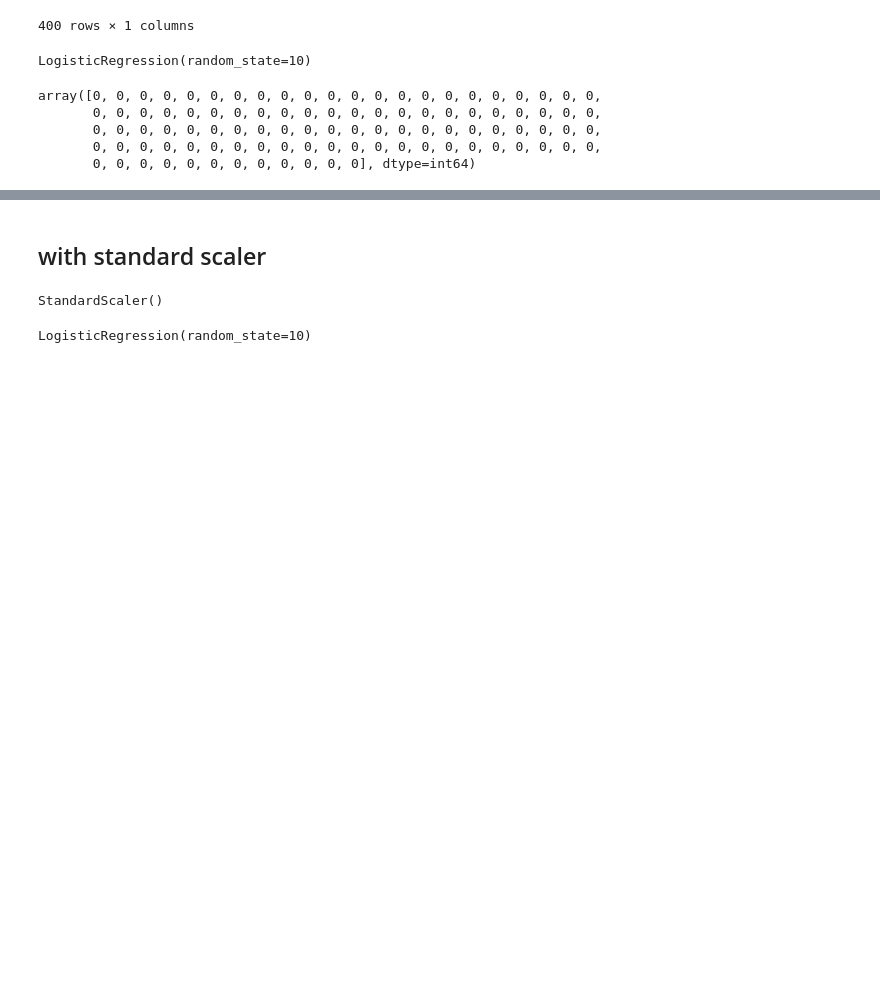
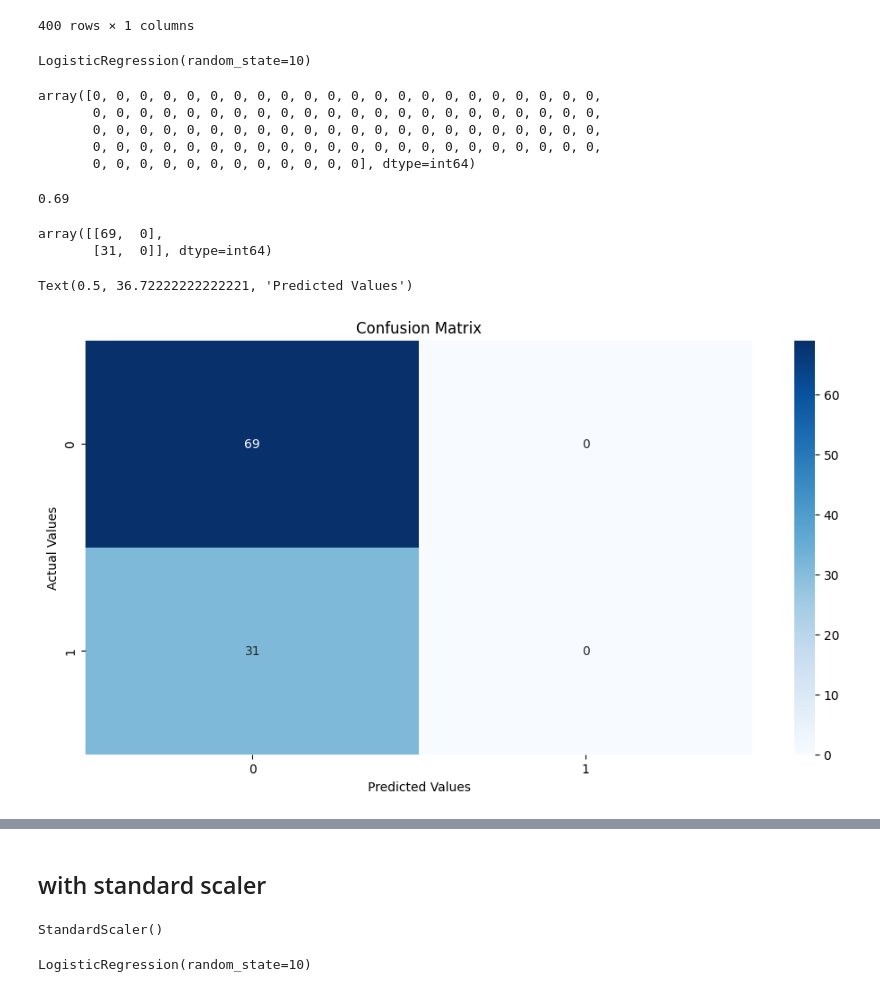
Before and after one commit to sameer-singh1/machine_learning, a Jupyter notebook: logistic.ipynb, the cells around one changed output, grey strips where cells are left out. Saved outputs shown, nothing was run; the diff lists cells and outputs as text; code cells hidden in the pictures; blank space fills up the shorter version.

```diff
--- a/logistic.ipynb
+++ b/logistic.ipynb
@@ -44,0 +42,4 @@ Y=df[['Purchased']]
+# %%
+#X = pd.series(df.iloc[:,0:2].values)
+X=df[['Age','EstimatedSalary']]
+Y=df[['Purchased']]
@@ -98,0 +112,4 @@ array([0, 0, 0, 0, 0, 0, 0, 0, 0, 0, 0, 0, 0, 0, 0, 0, 0, 0, 0, 0, 0, 0,
+# %%
+accuracy
+# %% [output]
+0.69
@@ -99 +118,8 @@ array([0, 0, 0, 0, 0, 0, 0, 0, 0, 0, 0, 0, 0, 0, 0, 0, 0, 0, 0, 0, 0, 0,
+# %%
+c_m=confusion_matrix(y_test,y_pred)
+# %%
+c_m
+# %% [output]
+array([[69,  0],
+       [31,  0]], dtype=int64)
 # %%
@@ -100,0 +127,9 @@ from sklearn.metrics import mean_absolute_error,mean_squared_error,r2_score
+# %%
+plt.figure(figsize=(12,6))
+plt.title('Confusion Matrix')
+sns.heatmap(c_m,annot=True,fmt='d',cmap='Blues')
+plt.ylabel('Actual Values')
+plt.xlabel('Predicted Values')
+# %% [output]
+Text(0.5, 36.72222222222221, 'Predicted Values')
+[figure, added]
```
Also changed, not shown: parts of 28 cells of this notebook, 3 other files.
